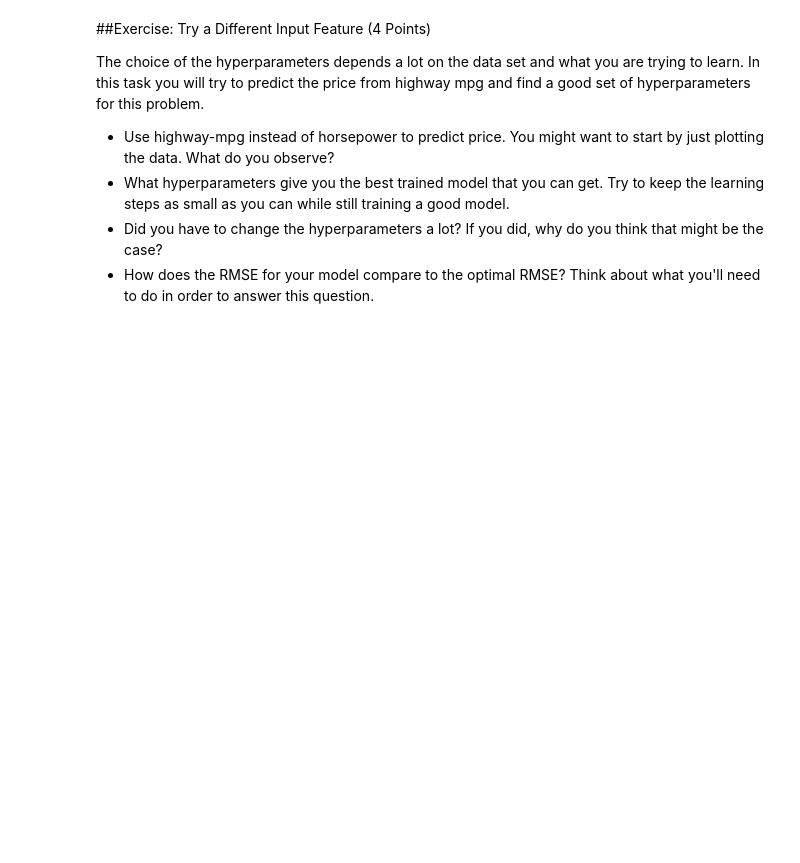
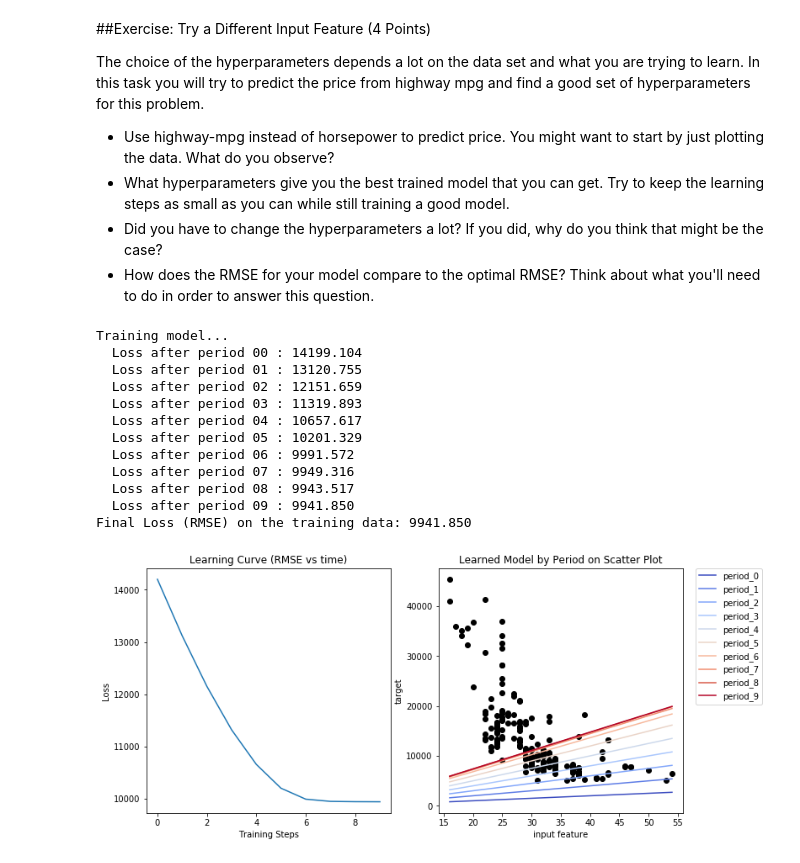
Before and after one commit to vijayko/Computer-Science-II-lab-, a Jupyter notebook: Lab_2_Training_Your_First_TF_Linear_Regression_Model.ipynb, the cells around one changed output. Cells and saved outputs as stored; diff of their text form; code cells hidden in the pictures; blank space fills up the shorter version.

```diff
--- a/Lab_2_Training_Your_First_TF_Linear_Regression_Model.ipynb
+++ b/Lab_2_Training_Your_First_TF_Linear_Regression_Model.ipynb
@@ -460,9 +519,31 @@ The choice of the hyperparameters depends a lot on the data set and what you are
 # %%
 NUMERICAL_FEATURES = ["highway-mpg"]
 CATEGORICAL_FEATURES = []
 LABEL = "price"
 
 ## Fill in the rest of your solution here.
+LEARNING_RATE = [0.01]
+STEPS = 10000
+
+for rate in LEARNING_RATE:
+  linear_regressor = define_linear_regression_model(learning_rate = rate)
+  linear_regressor = train_model_with_one_numerical_feature(
+      linear_regressor, training_examples[NUMERICAL_FEATURES],
+      training_examples[LABEL], batch_size=50, steps=STEPS)
+# %% [output]
+Training model...
+  Loss after period 00 : 14199.104
+  Loss after period 01 : 13120.755
+  Loss after period 02 : 12151.659
+  Loss after period 03 : 11319.893
+  Loss after period 04 : 10657.617
+  Loss after period 05 : 10201.329
+  Loss after period 06 : 9991.572
+  Loss after period 07 : 9949.316
+  Loss after period 08 : 9943.517
+  Loss after period 09 : 9941.850
+Final Loss (RMSE) on the training data: 9941.850
+[figure, added]
 # %%
 """
 TYPE YOUR ANSWERS TO THE GIVEN QUESTIONS HERE
```
Also changed, not shown: parts of 5 cells of this notebook.
